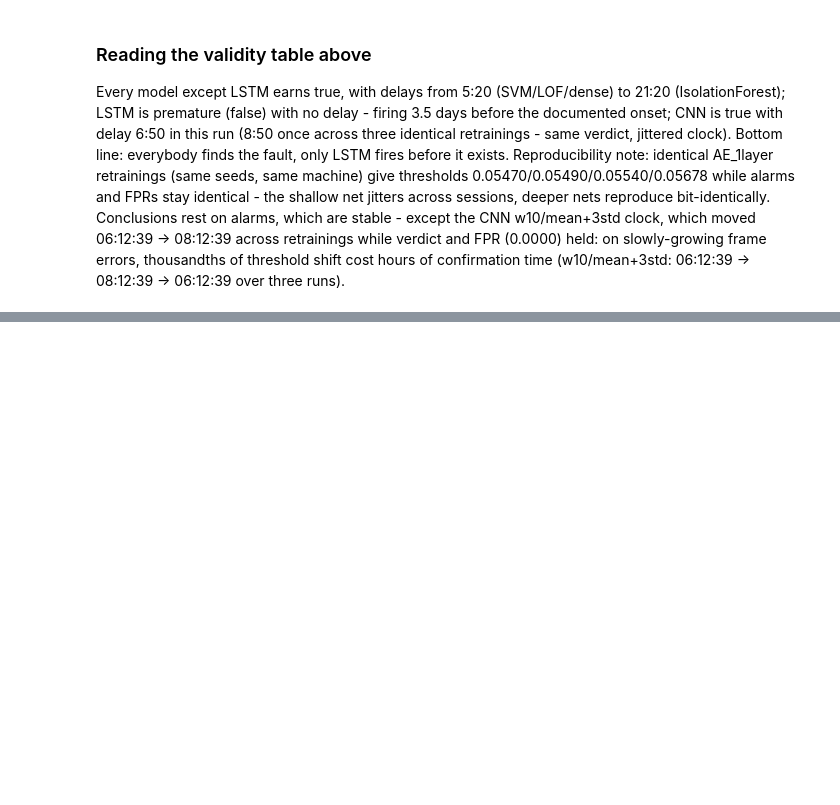
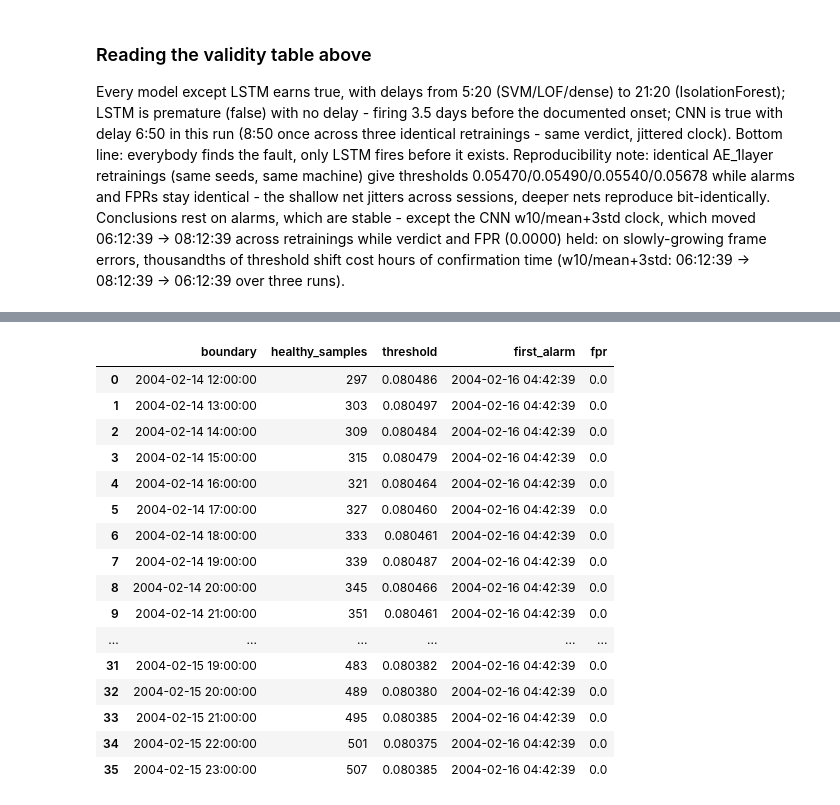
Before and after one commit to maidabiber/anomaly-detection-thesis, a Jupyter notebook: notebooks/analyze_2nd_test.ipynb, the cells around one changed output, grey strips where cells are left out. Drawn from its saved outputs; the diff is of its cells as text; code cells hidden in the pictures; blank space fills up the shorter version.

```diff
--- a/notebooks/analyze_2nd_test.ipynb
+++ b/notebooks/analyze_2nd_test.ipynb
@@ -1407,0 +1414,42 @@ Every model except LSTM earns true, with delays from 5:20 (SVM/LOF/dense) to 21:
+# %%
+import pandas as pd
+import src.config as config
+from src import evaluation
+
+# Bootstrap: ako se ova celija pokrene sama (df ne postoji), ucitaj features bez diranja starih celija.
+try:
+    df
+except NameError:
+    from src.features import extract_features
+    print("df nije u memoriji — ucitavam data/raw/2nd_test/ ...", flush=True)
+    df = extract_features('data/raw/2nd_test/')
+    print(f"df: {df.shape[0]} redova x {df.shape[1]} kolona", flush=True)
+
+
+rms_scores = df['Bearing_1_RMS']
+onset = pd.Timestamp(config.FAULT_ONSET_2ND)
+candidates_corrected = pd.date_range("2004-02-14 12:00", onset, freq="1H")
+boundary_check_corrected = evaluation.compare_boundaries(
+    rms_scores, candidates_corrected.tolist(), n_std=3.0, window=10,
+    method="mean_std"
+)
+display(boundary_check_corrected)
+print(f"Onset: {onset}, kandidata: {len(candidates_corrected)}, zadnji kandidat: {candidates_corrected[-1]}")
+# %% [output]
+|  | boundary | healthy_samples | threshold | first_alarm | fpr |
+| 0 | 2004-02-14 12:00:00 | 297 | 0.080486 | 2004-02-16 04:42:39 | 0.0 |
+| 1 | 2004-02-14 13:00:00 | 303 | 0.080497 | 2004-02-16 04:42:39 | 0.0 |
+| 2 | 2004-02-14 14:00:00 | 309 | 0.080484 | 2004-02-16 04:42:39 | 0.0 |
+| 3 | 2004-02-14 15:00:00 | 315 | 0.080479 | 2004-02-16 04:42:39 | 0.0 |
+| 4 | 2004-02-14 16:00:00 | 321 | 0.080464 | 2004-02-16 04:42:39 | 0.0 |
+| 5 | 2004-02-14 17:00:00 | 327 | 0.080460 | 2004-02-16 04:42:39 | 0.0 |
+| 6 | 2004-02-14 18:00:00 | 333 | 0.080461 | 2004-02-16 04:42:39 | 0.0 |
+| 7 | 2004-02-14 19:00:00 | 339 | 0.080487 | 2004-02-16 04:42:39 | 0.0 |
+| 8 | 2004-02-14 20:00:00 | 345 | 0.080466 | 2004-02-16 04:42:39 | 0.0 |
+| 9 | 2004-02-14 21:00:00 | 351 | 0.080461 | 2004-02-16 04:42:39 | 0.0 |
+| ... | ... | ... | ... | ... | ... |
+| 31 | 2004-02-15 19:00:00 | 483 | 0.080382 | 2004-02-16 04:42:39 | 0.0 |
+| 32 | 2004-02-15 20:00:00 | 489 | 0.080380 | 2004-02-16 04:42:39 | 0.0 |
+| 33 | 2004-02-15 21:00:00 | 495 | 0.080385 | 2004-02-16 04:42:39 | 0.0 |
+| 34 | 2004-02-15 22:00:00 | 501 | 0.080375 | 2004-02-16 04:42:39 | 0.0 |
+| 35 | 2004-02-15 23:00:00 | 507 | 0.080385 | 2004-02-16 04:42:39 | 0.0 |
```
Also changed, not shown: parts of 20 cells of this notebook, 1 other file.
